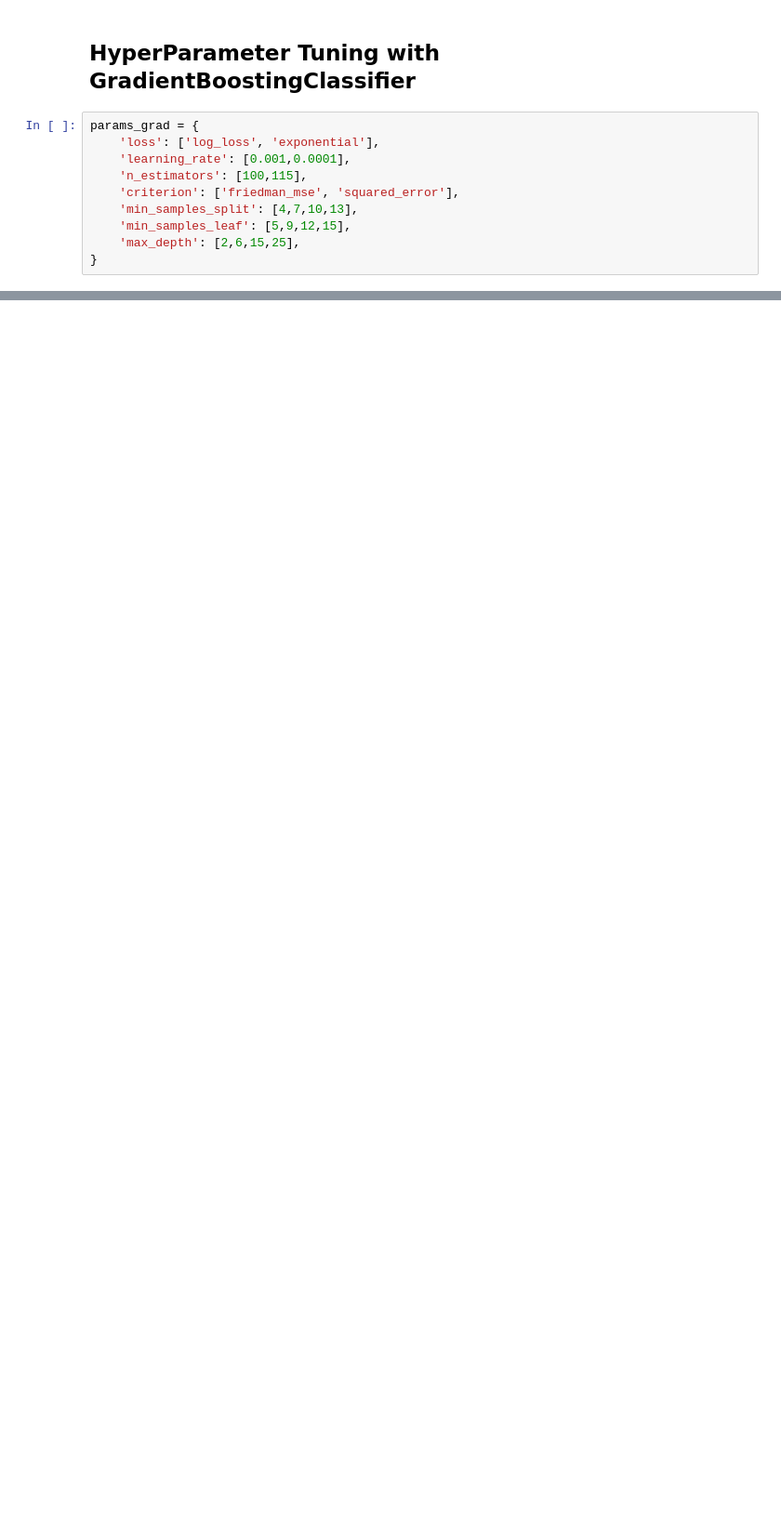
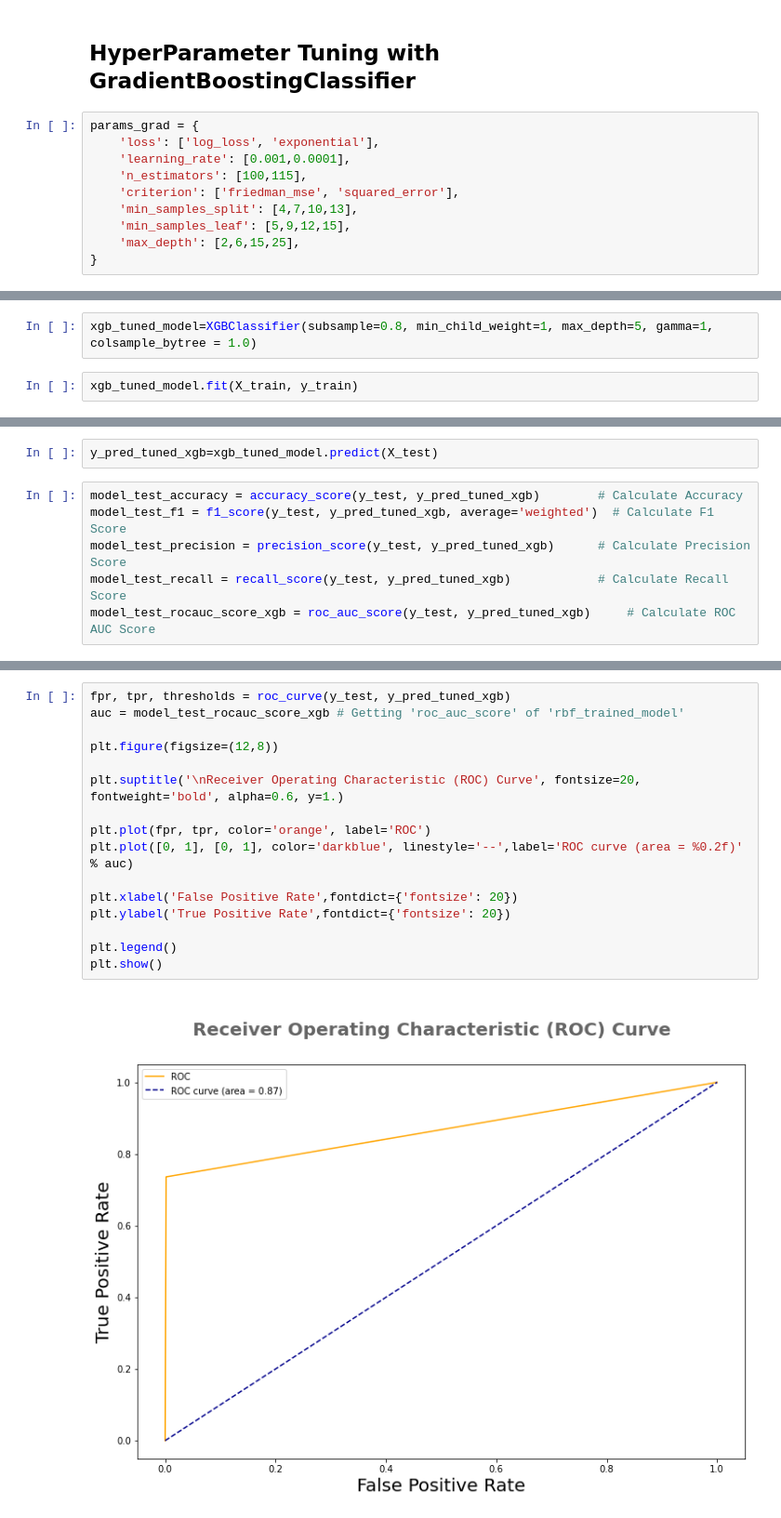
Before and after one commit to SamarpanCoder2002/Data-Science, a Jupyter notebook: Multiple Classification Algo on Same Problem/APS Failure at Scania Trucks - Classification Model.ipynb, the cells around one changed output, grey strips where cells are left out. Shown: that part at 93% size. Cells and saved outputs as stored; diff of their text form; blank space fills up the shorter version.

Commit message:
Scania Track Classification problem solved with Model Building

```diff
--- a/Multiple Classification Algo on Same Problem/APS Failure at Scania Trucks - Classification Model.ipynb
+++ b/Multiple Classification Algo on Same Problem/APS Failure at Scania Trucks - Classification Model.ipynb
@@ -755,0 +931,4 @@ tuned_grad_model.fit(X_train, y_train)
+# %%
+xgb_tuned_model=XGBClassifier(subsample=0.8, min_child_weight=1, max_depth=5, gamma=1, colsample_bytree = 1.0)
+# %%
+xgb_tuned_model.fit(X_train, y_train)
@@ -755,0 +946,8 @@ tuned_grad_model.fit(X_train, y_train)
+# %%
+y_pred_tuned_xgb=xgb_tuned_model.predict(X_test)
+# %%
+model_test_accuracy = accuracy_score(y_test, y_pred_tuned_xgb)        # Calculate Accuracy
+model_test_f1 = f1_score(y_test, y_pred_tuned_xgb, average='weighted')  # Calculate F1 Score
+model_test_precision = precision_score(y_test, y_pred_tuned_xgb)      # Calculate Precision Score
+model_test_recall = recall_score(y_test, y_pred_tuned_xgb)            # Calculate Recall Score
+model_test_rocauc_score_xgb = roc_auc_score(y_test, y_pred_tuned_xgb)     # Calculate ROC AUC Score
@@ -755,0 +971,18 @@ tuned_grad_model.fit(X_train, y_train)
+# %%
+fpr, tpr, thresholds = roc_curve(y_test, y_pred_tuned_xgb)
+auc = model_test_rocauc_score_xgb # Getting 'roc_auc_score' of 'rbf_trained_model'
+
+plt.figure(figsize=(12,8))
+
+plt.suptitle('\nReceiver Operating Characteristic (ROC) Curve', fontsize=20, fontweight='bold', alpha=0.6, y=1.)
+
+plt.plot(fpr, tpr, color='orange', label='ROC')
+plt.plot([0, 1], [0, 1], color='darkblue', linestyle='--',label='ROC curve (area = %0.2f)' % auc)
+
+plt.xlabel('False Positive Rate',fontdict={'fontsize': 20})
+plt.ylabel('True Positive Rate',fontdict={'fontsize': 20})
+
+plt.legend()
+plt.show()
+# %% [output]
+[figure, added]
```
Also changed, not shown: parts of 37 cells of this notebook.
